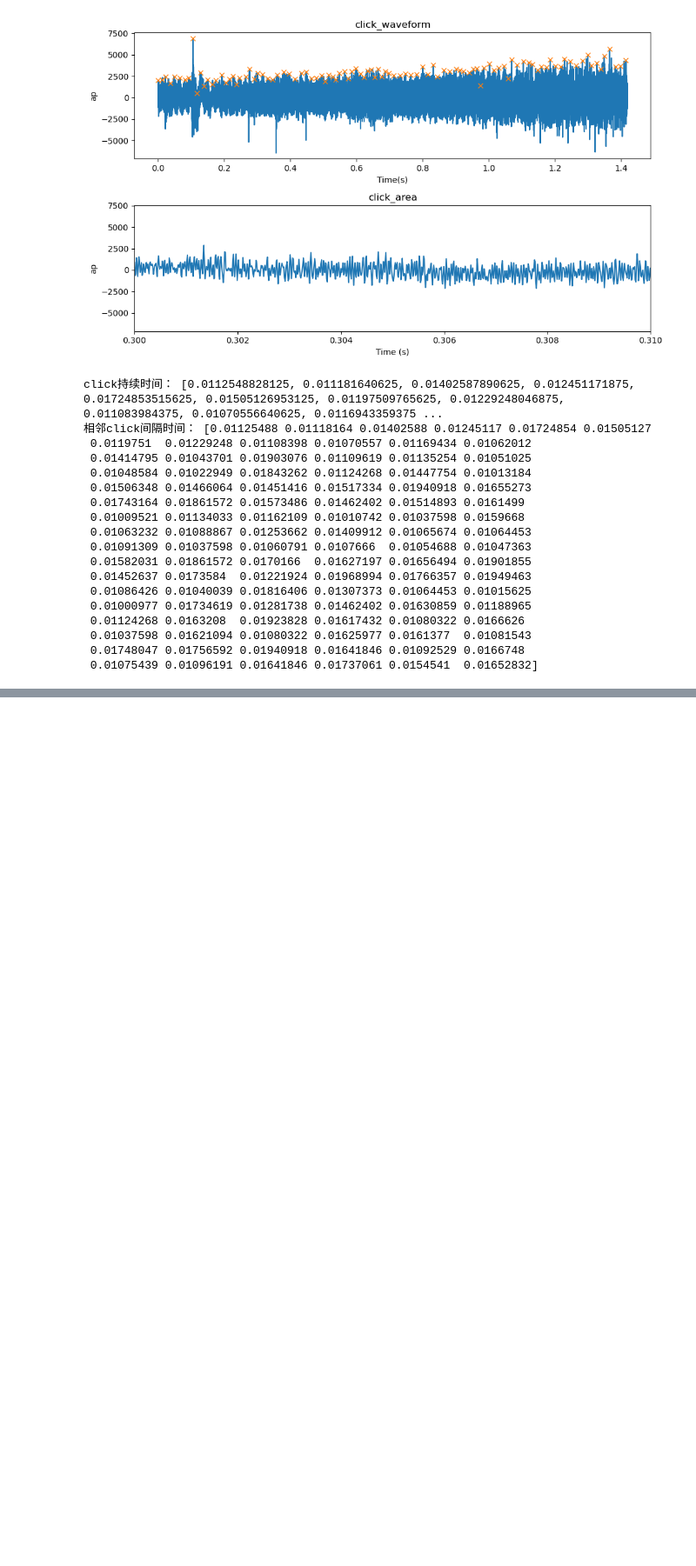
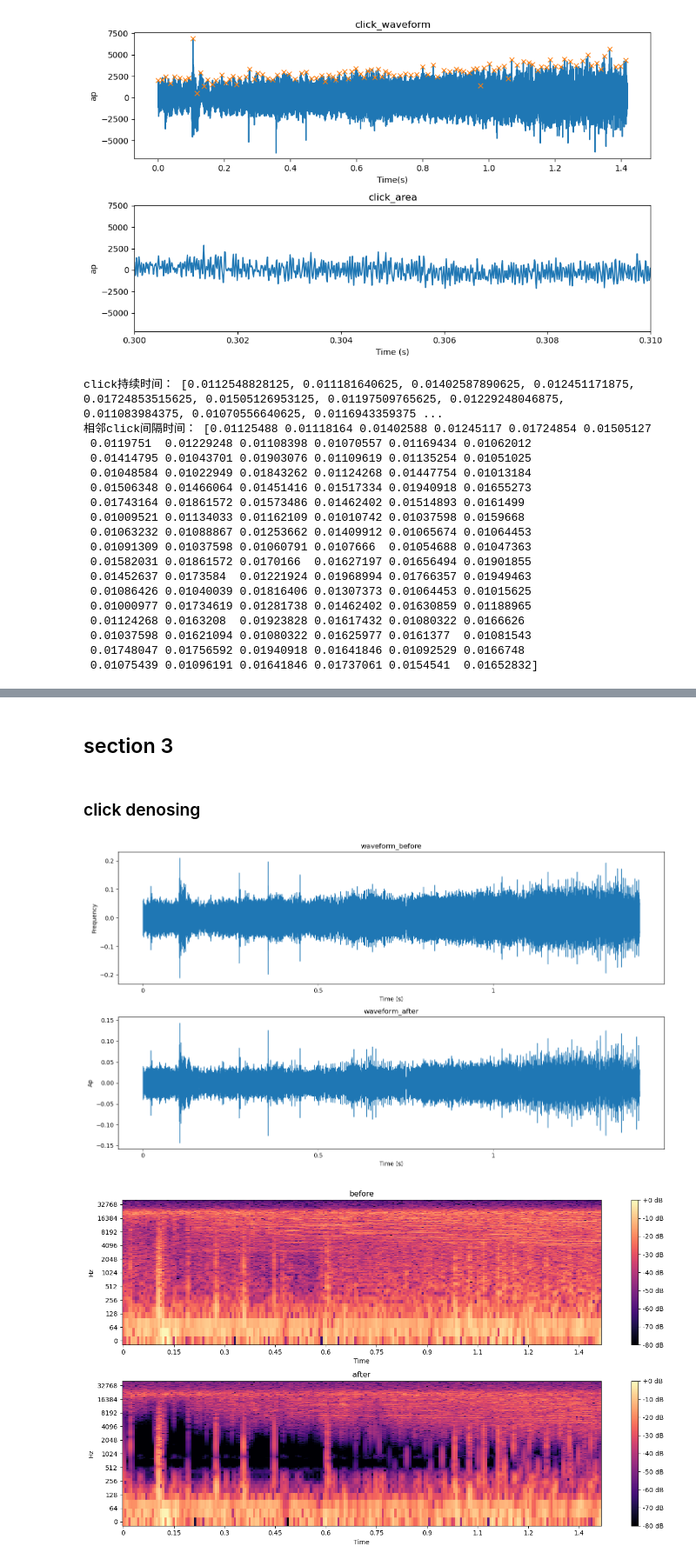
Before and after one commit to miraclebai/reproducibility, a Jupyter notebook: code/paper.ipynb, the cells around one changed output, grey strips where cells are left out. Shown: that part at 87% size. Drawn from its saved outputs; the diff is of its cells as text; code cells hidden in the pictures; blank space fills up the shorter version.

```diff
--- a/code/paper.ipynb
+++ b/code/paper.ipynb
@@ -158,0 +246,75 @@ click持续时间： [0.0112548828125, 0.011181640625, 0.01402587890625, 0.01245
+# %% [markdown]
+## section 3
+# %% [markdown]
+### click denosing
+# %%
+import numpy as np
+import librosa
+import pywt  # 用于小波变换
+import matplotlib.pyplot as plt
+import librosa.display
+
+# 加载音频文件
+audio_path = '/Users/baijingyuan/jupyterPj/reproducibility/data/click.wav'  # 替换为实际的音频文件路径
+y, sr = librosa.load(audio_path, sr=None)
+
+# 设置小波去噪的参数
+wavelet = 'sym8'  # Symlet小波
+level = 10        # 分解层数
+threshold = 0.2   # 阈值，可以根据需要调整
+
+# 定义小波去噪函数
+def wavelet_denoising(y, wavelet='sym8', level=10, threshold=0.2):
+    coeffs = pywt.wavedec(y, wavelet, level=level)
+    # 对细节系数应用阈值处理
+    thresholded_coeffs = [pywt.threshold(c, threshold * np.max(c), mode='soft') for c in coeffs[1:]]
+    # 将逼近系数和处理后的细节系数组合
+    coeffs_denoised = [coeffs[0]] + thresholded_coeffs
+    # 重构信号
+    return pywt.waverec(coeffs_denoised, wavelet)
+
+# 进行小波去噪
+y_denoised = wavelet_denoising(y, wavelet=wavelet, level=level, threshold=threshold)
+
+# 绘制原始信号和去噪信号的时域波形
+plt.figure(figsize=(14, 8))
+
+# 去噪前的时域波形
+plt.subplot(2, 1, 1)
+librosa.display.waveshow(y, sr=sr)
+plt.title('waveform_before')
+plt.xlabel('Time (s)')
+plt.ylabel('Frequency')
+
+# 去噪后的时域波形
+plt.subplot(2, 1, 2)
+librosa.display.waveshow(y_denoised, sr=sr)
+plt.title('waveform_after')
+plt.xlabel('Time (s)')
+plt.ylabel('Ap')
+
+plt.tight_layout()
+plt.show()
+
+# 绘制原始信号和去噪信号的频谱图
+plt.figure(figsize=(14, 8))
+
+# 去噪前的频谱图
+plt.subplot(2, 1, 1)
+D = librosa.amplitude_to_db(np.abs(librosa.stft(y)), ref=np.max)
+librosa.display.specshow(D, sr=sr, x_axis='time', y_axis='log')
+plt.colorbar(format='%+2.0f dB')
+plt.title('before')
+
+# 去噪后的频谱图
+plt.subplot(2, 1, 2)
+D_denoised = librosa.amplitude_to_db(np.abs(librosa.stft(y_denoised)), ref=np.max)
+librosa.display.specshow(D_denoised, sr=sr, x_axis='time', y_axis='log')
+plt.colorbar(format='%+2.0f dB')
+plt.title('after')
+
+plt.tight_layout()
+plt.show()
+# %% [output]
+[figure, added]
+[figure, added]
```
Also changed, not shown: parts of 4 cells of this notebook, 3 other files.
